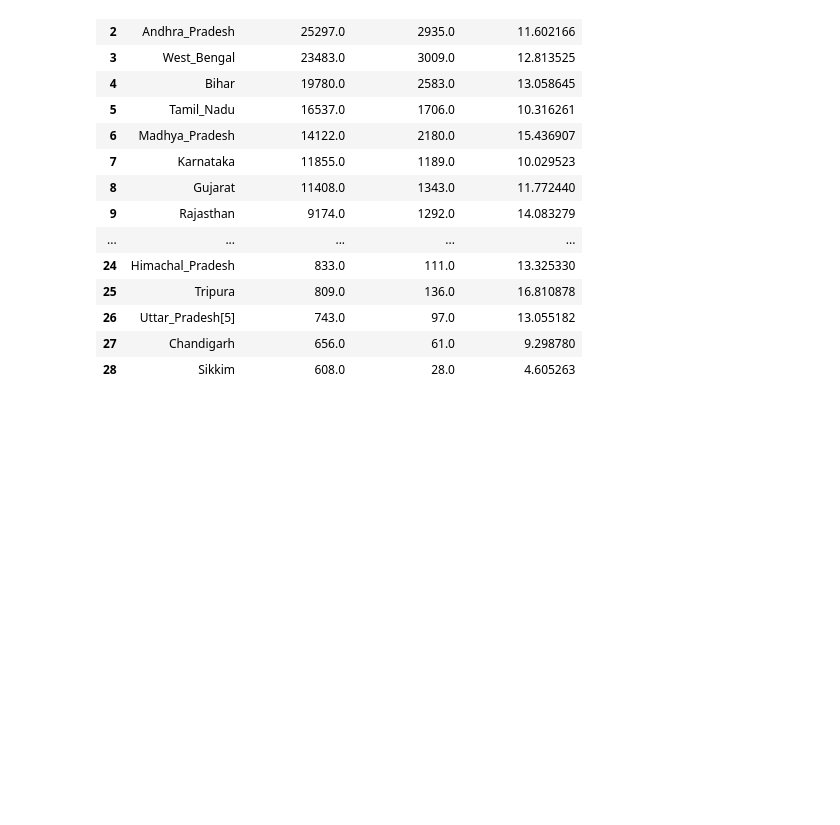
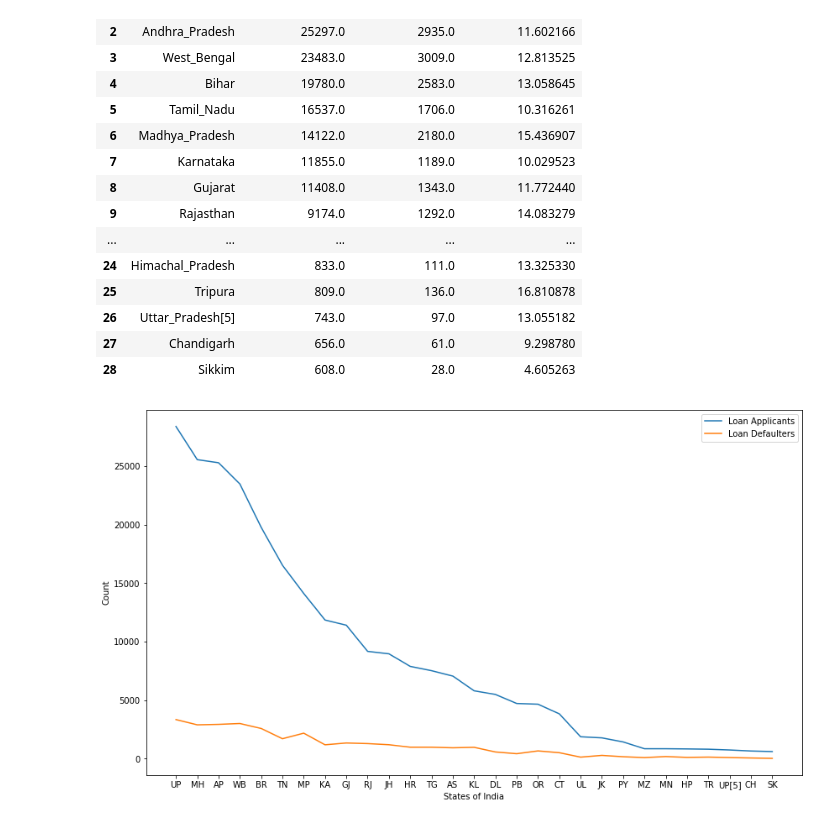
Before and after one commit to AmanCSE-1/Loan-Defaulter-Prediction-based-on-Customer-Behavior, a Jupyter notebook: main.ipynb, the cells around one changed output. Cells and saved outputs as stored; diff of their text form; code cells hidden in the pictures; blank space fills up the shorter version.

```diff
--- a/main.ipynb
+++ b/main.ipynb
@@ -242,3 +242,16 @@ statewise_defaulter
 | 26 | Uttar_Pradesh[5] | 743.0 | 97.0 | 13.055182 |
 | 27 | Chandigarh | 656.0 | 61.0 | 9.298780 |
 | 28 | Sikkim | 608.0 | 28.0 | 4.605263 |
+# %%
+state_abb = ['UP', 'MH', 'AP', 'WB', 'BR', 'TN', 'MP', 'KA', 'GJ', 'RJ', 'JH', 'HR', 'TG', 'AS', 'KL',
+             'DL', 'PB', 'OR', 'CT', 'UL', 'JK', 'PY', 'MZ', 'MN', 'HP', 'TR', 'UP[5]', 'CH', 'SK']
+
+plt.figure(figsize=(14, 8))
+sns.lineplot(data=statewise_defaulter, x=state_abb, y='Total Applicants', label='Loan Applicants')
+sns.lineplot(data=statewise_defaulter, x=state_abb, y='Total Defaulters', label='Loan Defaulters')
+
+plt.ylabel('Count')
+plt.xlabel('States of India')
+plt.show()
+# %% [output]
+[figure, added]
```
Also changed, not shown: parts of 1 cell of this notebook.
